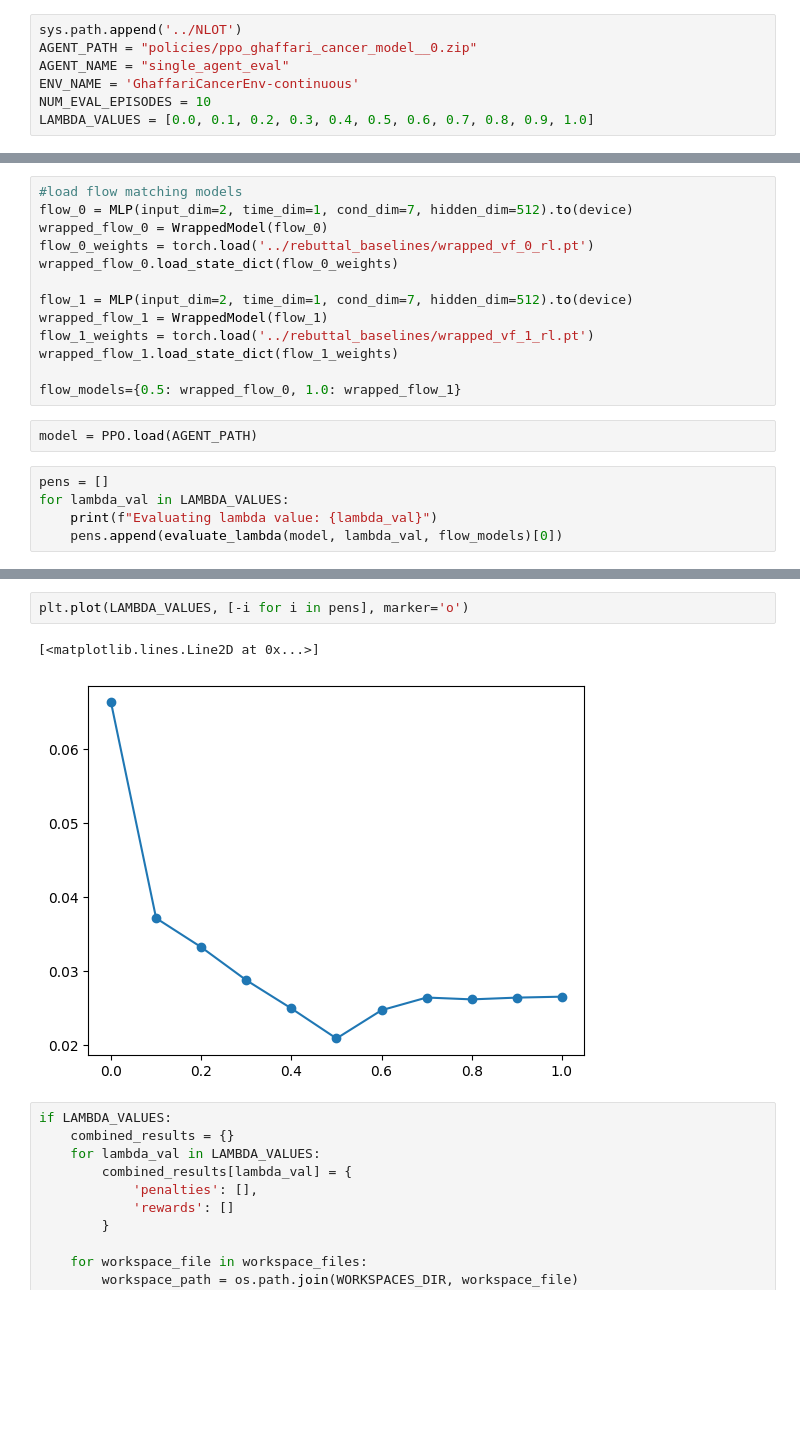
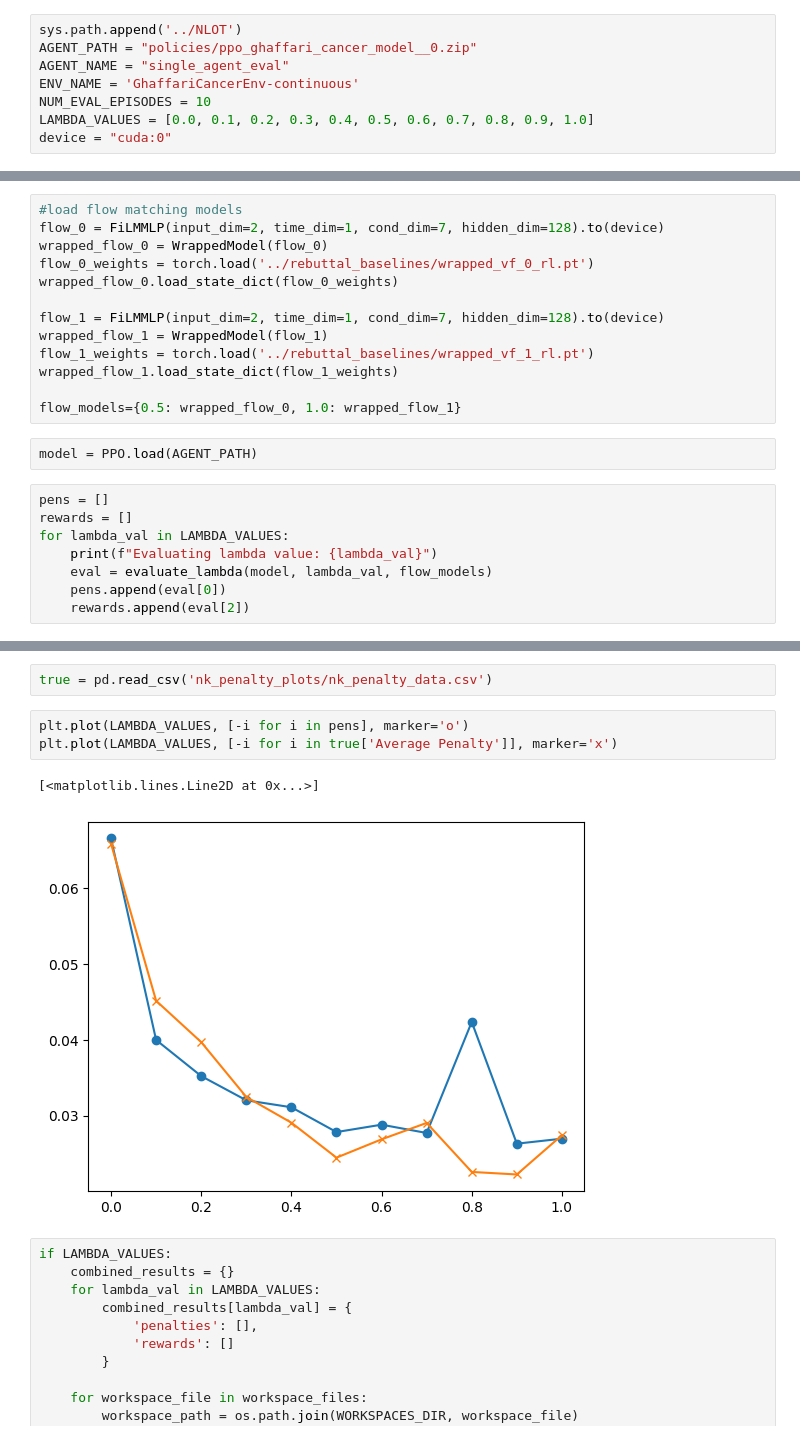
Before and after one commit to harrya32/HTI, a Jupyter notebook: DTR-Bench/flow_matching_eval.ipynb, the cells around one changed output, grey strips where cells are left out. Drawn from its saved outputs; the diff is of its cells as text; blank space fills up the shorter version.

Commit message:
applying film conditioning to flow models for RL example

```diff
--- a/DTR-Bench/flow_matching_eval.ipynb
+++ b/DTR-Bench/flow_matching_eval.ipynb
@@ -23,6 +24,7 @@ AGENT_NAME = "single_agent_eval"
 ENV_NAME = 'GhaffariCancerEnv-continuous'
 NUM_EVAL_EPISODES = 10
 LAMBDA_VALUES = [0.0, 0.1, 0.2, 0.3, 0.4, 0.5, 0.6, 0.7, 0.8, 0.9, 1.0]
+device = "cuda:0"
 # %%
 # Activation class
 class Swish(nn.Module):
@@ -219,12 +292,12 @@ def evaluate_lambda(model, lambda_val, workspace):
     return final_avg_nk_penalty, std_dev_nk_penalty, final_avg_reward
 # %%
 #load flow matching models
-flow_0 = MLP(input_dim=2, time_dim=1, cond_dim=7, hidden_dim=512).to(device)
+flow_0 = FiLMMLP(input_dim=2, time_dim=1, cond_dim=7, hidden_dim=128).to(device)
 wrapped_flow_0 = WrappedModel(flow_0)
 flow_0_weights = torch.load('../rebuttal_baselines/wrapped_vf_0_rl.pt')
 wrapped_flow_0.load_state_dict(flow_0_weights)
 
-flow_1 = MLP(input_dim=2, time_dim=1, cond_dim=7, hidden_dim=512).to(device)
+flow_1 = FiLMMLP(input_dim=2, time_dim=1, cond_dim=7, hidden_dim=128).to(device)
 wrapped_flow_1 = WrappedModel(flow_1)
 flow_1_weights = torch.load('../rebuttal_baselines/wrapped_vf_1_rl.pt')
 wrapped_flow_1.load_state_dict(flow_1_weights)
@@ -234,9 +307,12 @@ flow_models={0.5: wrapped_flow_0, 1.0: wrapped_flow_1}
 model = PPO.load(AGENT_PATH)
 # %%
 pens = []
+rewards = []
 for lambda_val in LAMBDA_VALUES:
     print(f"Evaluating lambda value: {lambda_val}")
-    pens.append(evaluate_lambda(model, lambda_val, flow_models)[0])
+    eval = evaluate_lambda(model, lambda_val, flow_models)
+    pens.append(eval[0])
+    rewards.append(eval[2])
 # %% [output]
 Evaluating lambda value: 0.0
 
@@ -265,8 +338,11 @@ Overall Average Reward across 10 episodes = 105.4747
+# %%
+true = pd.read_csv('nk_penalty_plots/nk_penalty_data.csv')
 # %%
 plt.plot(LAMBDA_VALUES, [-i for i in pens], marker='o')
+plt.plot(LAMBDA_VALUES, [-i for i in true['Average Penalty']], marker='x')
 # %% [output]
 [<matplotlib.lines.Line2D at 0x...>]
-[figure, old version]
+[figure, new version]
 # %%
 if LAMBDA_VALUES:
     combined_results = {}
```
Also changed, not shown: parts of 4 cells of this notebook, 3 other files.
